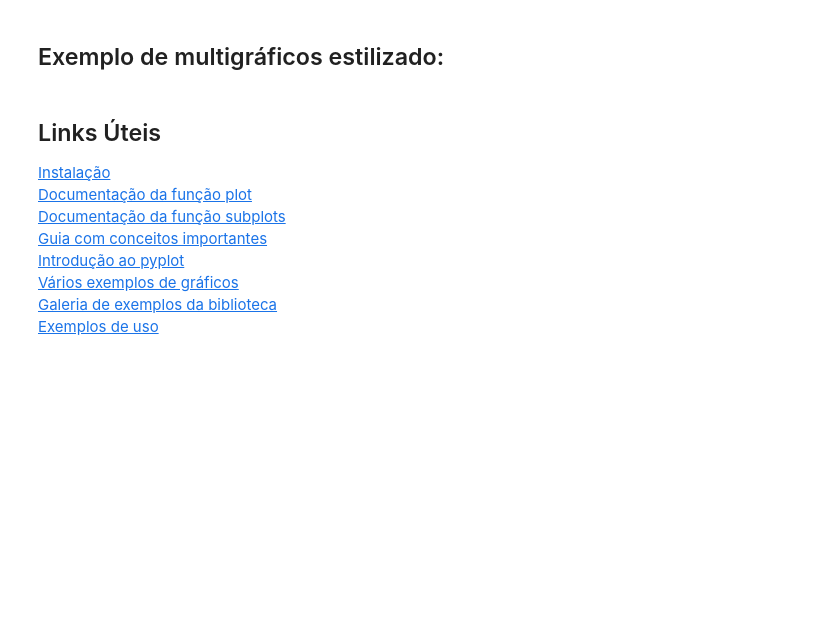
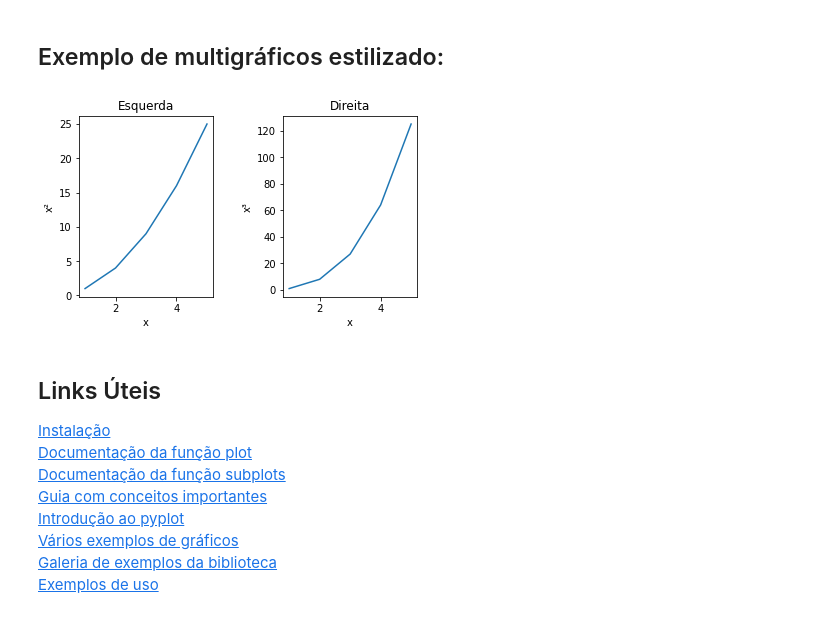
Before and after one commit to patriciacatandi/Lets_Code_Alunos, a Jupyter notebook: 02_Ferramentas_Programação/04_Graficos/Matplotlib.ipynb, the cells around one changed output. Cells and saved outputs as stored; diff of their text form; code cells hidden in the pictures; blank space fills up the shorter version.

```diff
--- a/02_Ferramentas_Programação/04_Graficos/Matplotlib.ipynb
+++ b/02_Ferramentas_Programação/04_Graficos/Matplotlib.ipynb
@@ -306,12 +351,18 @@ plt.show()
 # %% [markdown]
 ## Exemplo de multigráficos estilizado:
 # %%
+x = [1, 2, 3, 4, 5]
+y1 = [n ** 2 for n in x]
+y2 = [n ** 3 for n in x]
+
 fig, axes = plt.subplots(nrows=1, ncols=2)
 axes[0].plot(x, y1)
 axes[1].plot(x, y2)
 axes[0].set(title='Esquerda', xlabel="x", ylabel="x²")
 axes[1].set(title='Direita', xlabel="x", ylabel="x³")
 fig.tight_layout(pad=3.0);
+# %% [output]
+[figure, added]
 # %% [markdown]
 ## Links Úteis
 
```
Also changed, not shown: parts of 13 cells of this notebook, 1 other file.
